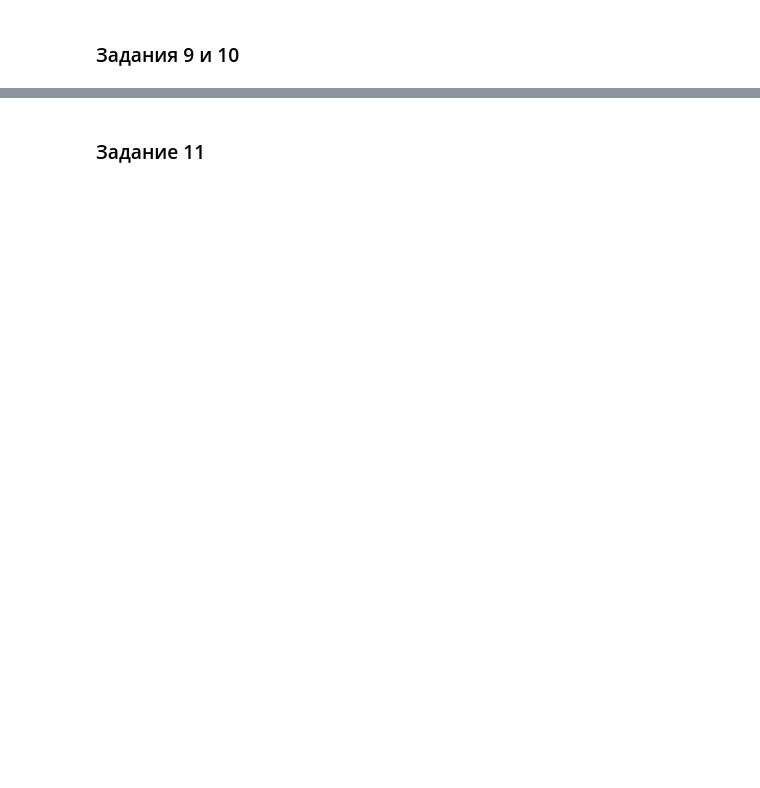
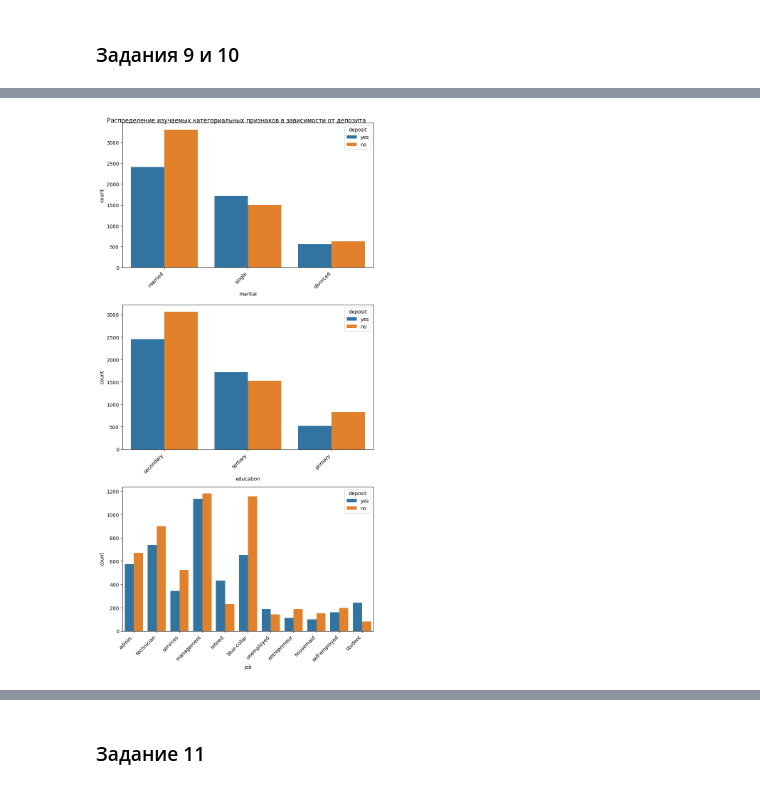
Before and after one commit to mvulf/sf_data_science, a Jupyter notebook: project_4/Project_4_ML.ipynb, the cells around one changed output, grey strips where cells are left out. Cells and saved outputs as stored; diff of their text form; code cells hidden in the pictures; blank space fills up the shorter version.

```diff
--- a/project_4/Project_4_ML.ipynb
+++ b/project_4/Project_4_ML.ipynb
@@ -416,0 +479,16 @@ countplot?
+# %%
+# Get categorical columns names
+search_columns = ['marital', 'education', 'job']
+
+# Plot countplot for all categorical columns
+fig, axes = plt.subplots(len(search_columns), 1, figsize=(8,16))
+plt.xticks(rotation=45)
+for ax, column in zip(axes.flat, search_columns):
+    sns.countplot(
+        df, x=column, hue='deposit', ax=ax
+    )
+    ax.set_xticklabels(ax.get_xticklabels(), rotation=45, ha='right')
+fig.suptitle('Распределение изучаемых категориальных признаков в зависимости от депозита');
+plt.tight_layout()
+# %% [output]
+[figure, added]
```
Also changed, not shown: parts of 26 cells of this notebook.
